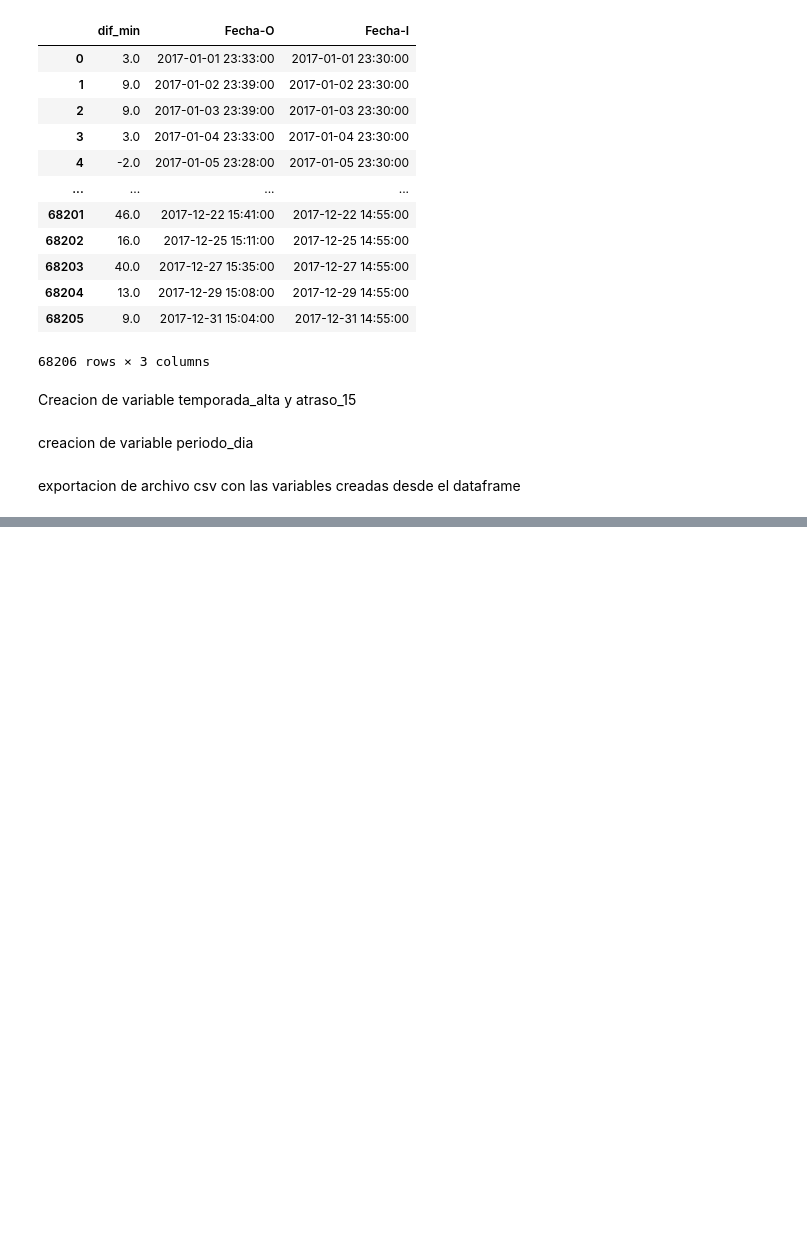
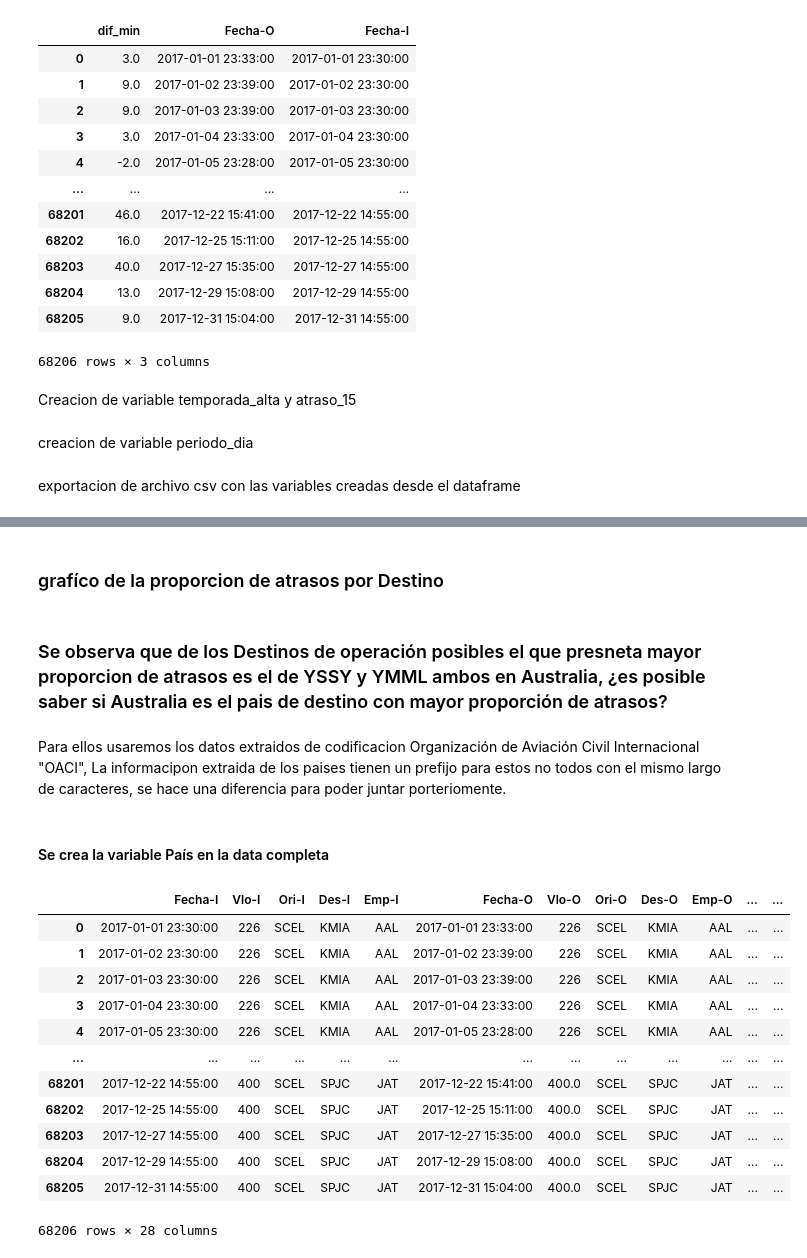
Before and after one commit to oscar-marguirott/desafio-ds-andres-fuentes, a Jupyter notebook: LATAM.ipynb, the cells around one changed output, grey strips where cells are left out. Drawn from its saved outputs; the diff is of its cells as text; code cells hidden in the pictures; blank space fills up the shorter version.

Commit message:
Proporciones
Calculo de proporciones en variables agrupadas

```diff
--- a/LATAM.ipynb
+++ b/LATAM.ipynb
@@ -181,0 +272,2 @@ synthetic_features.to_csv("synthetic_features.csv", sep="|"
+# %% [markdown]
+### grafíco de la proporcion de atrasos por Destino
@@ -181,0 +284,53 @@ synthetic_features.to_csv("synthetic_features.csv", sep="|"
+# %% [markdown]
+### Se observa que de los Destinos de operación posibles el que presneta mayor proporcion de atrasos es el de YSSY  y YMML ambos en Australia, ¿es posible saber si Australia es el pais de destino con mayor proporción de atrasos?
+# %% [markdown]
+ Para ellos usaremos los datos extraidos de  codificacion  Organización de Aviación Civil Internacional "OACI", La informacipon extraida de los paises tienen un prefijo para estos no todos con el mismo largo de caracteres, se hace una diferencia para poder juntar porteriomente.
+# %%
+paises['Des-O_2'] = paises['Código prefijo']
+paises['Largo'] = paises['Des-O_2'].str.len()
+
+paises_1 = paises[paises['Largo'] == 1]
+paises_2 = paises[paises['Largo'] == 2]
+
+def subs(x):
+    return x[:2]
+datos['Des-O_2'] = datos['Des-O'].apply(subs)
+datos['Des-O_2']
+paises_2 = paises_2.drop(columns=['Largo','Código prefijo'], axis=1)
+paises_1 = paises_1.drop(columns=['Largo','Código prefijo'], axis=1)
+# %% [markdown]
+#### Se crea  la variable País en la data completa
+# %%
+
+datos_test = datos.merge(paises_2, how='left', left_on='Des-O_2', right_on = 'Des-O_2')
+datos_1 = datos_test[datos_test['País'].isnull()]
+datos_2 = datos_test[datos_test['País'].notnull()]
+
+datos_1 =  datos_1.drop(columns=[ 'País', ], axis=1)
+
+def subs(x):
+    return x[:1]
+datos_1['Des-O_2'] = datos_1['Des-O'].apply(subs)
+datos_1['Des-O_2']
+
+datos_1 = datos_1.merge(paises_1, how='left', left_on='Des-O_2', right_on = 'Des-O_2')
+datos_test = pd.concat([datos_1, datos_2], axis = 0)
+
+datos_test =  datos_test.drop(columns=['LARGO_x','LARGO_y', 'LARGO'], axis=1)
+
+datos_test =  datos_test.drop(columns=[ 'Des-O_2', ], axis=1)
+datos_test
+# %% [output]
+|  | Fecha-I | Vlo-I | Ori-I | Des-I | Emp-I | Fecha-O | Vlo-O | Ori-O | Des-O | Emp-O | ... | ... |
+| 0 | 2017-01-01 23:30:00 | 226 | SCEL | KMIA | AAL | 2017-01-01 23:33:00 | 226 | SCEL | KMIA | AAL | ... | ... |
+| 1 | 2017-01-02 23:30:00 | 226 | SCEL | KMIA | AAL | 2017-01-02 23:39:00 | 226 | SCEL | KMIA | AAL | ... | ... |
+| 2 | 2017-01-03 23:30:00 | 226 | SCEL | KMIA | AAL | 2017-01-03 23:39:00 | 226 | SCEL | KMIA | AAL | ... | ... |
+| 3 | 2017-01-04 23:30:00 | 226 | SCEL | KMIA | AAL | 2017-01-04 23:33:00 | 226 | SCEL | KMIA | AAL | ... | ... |
+| 4 | 2017-01-05 23:30:00 | 226 | SCEL | KMIA | AAL | 2017-01-05 23:28:00 | 226 | SCEL | KMIA | AAL | ... | ... |
+| ... | ... | ... | ... | ... | ... | ... | ... | ... | ... | ... | ... | ... |
+| 68201 | 2017-12-22 14:55:00 | 400 | SCEL | SPJC | JAT | 2017-12-22 15:41:00 | 400.0 | SCEL | SPJC | JAT | ... | ... |
+| 68202 | 2017-12-25 14:55:00 | 400 | SCEL | SPJC | JAT | 2017-12-25 15:11:00 | 400.0 | SCEL | SPJC | JAT | ... | ... |
+| 68203 | 2017-12-27 14:55:00 | 400 | SCEL | SPJC | JAT | 2017-12-27 15:35:00 | 400.0 | SCEL | SPJC | JAT | ... | ... |
+| 68204 | 2017-12-29 14:55:00 | 400 | SCEL | SPJC | JAT | 2017-12-29 15:08:00 | 400.0 | SCEL | SPJC | JAT | ... | ... |
+| 68205 | 2017-12-31 14:55:00 | 400 | SCEL | SPJC | JAT | 2017-12-31 15:04:00 | 400.0 | SCEL | SPJC | JAT | ... | ... |
+68206 rows × 28 columns
```
Also changed, not shown: parts of 21 cells of this notebook.
